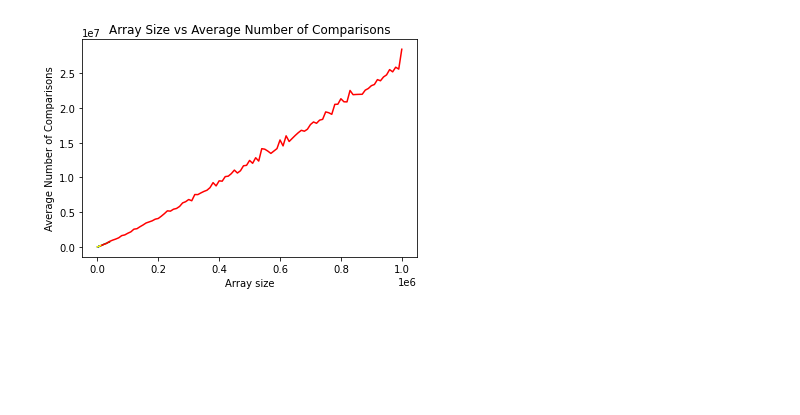
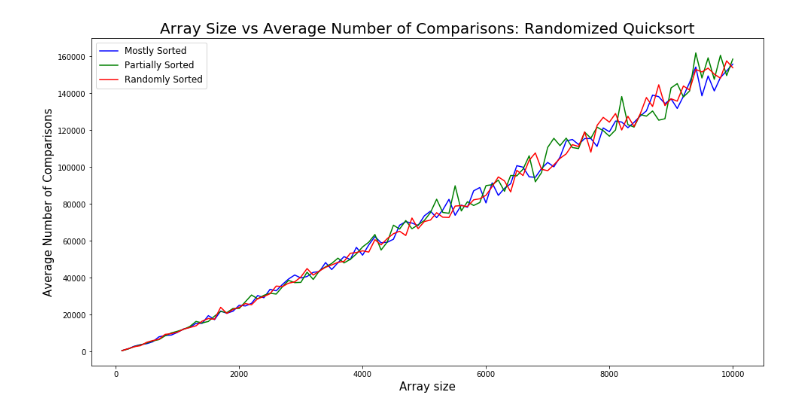
Before and after one commit to nathanielcrosby/QuickSort, a Jupyter notebook: random_graph.ipynb, the cells around one changed output. Drawn from its saved outputs; the diff is of its cells as text; code cells hidden in the pictures; blank space fills up the shorter version.

Commit message:
new data notebooks

```diff
--- a/random_graph.ipynb
+++ b/random_graph.ipynb
@@ -18,10 +18,10 @@ y_mostly = y_mostly.astype('int')
 df_partial = pd.read_csv("random_partial.csv")
 
 dataList_partial = df_partial.to_numpy()
-x_partial = dataList_partial[: 20, 0]
+x_partial = dataList_partial[: , 0]
 x_partial = x_partial.astype('int')
 
-y_partial = dataList_partial[: 20, 1]
+y_partial = dataList_partial[: , 1]
 y_partial = y_partial.astype('int')
 # %%
 df_random = pd.read_csv("random_random.csv")
@@ -33,13 +33,16 @@ x_random = x_random.astype('int')
 y_random = dataList_random[: , 1]
 y_random = y_random.astype('int')
 # %%
-plt.title('Array Size vs Average Number of Comparisons')
-plt.plot(x_mostly, y_mostly, 'k', color='blue')
-plt.plot(x_partial, y_partial, 'k', color = 'green')
-plt.plot(x_random, y_random, 'k', color = 'red')
-plt.plot(x_mostly, f(x_mostly), 'k', color = 'yellow')
-plt.xlabel('Array size')
-plt.ylabel('Average Number of Comparisons')
+plt.figure(figsize=(16,8))
+plt.title('Array Size vs Average Number of Comparisons: Randomized Quicksort', fontsize=20)
+
+plt.plot(x_mostly, y_mostly, 'k', color='blue', label="Mostly Sorted")
+plt.plot(x_partial, y_partial, 'k', color = 'green', label="Partially Sorted")
+plt.plot(x_random, y_random, 'k', color = 'red', label="Randomly Sorted")
+#plt.plot(x_mostly, f(x_mostly), 'k', color = 'black')
+plt.xlabel('Array size', fontsize=15)
+plt.legend(loc="upper left", fontsize=12)
+plt.ylabel('Average Number of Comparisons', fontsize=15)
 plt.show()
 # %% [output]
-[figure, old version]
+[figure, new version]
```
Also changed, not shown: 1 other file.
